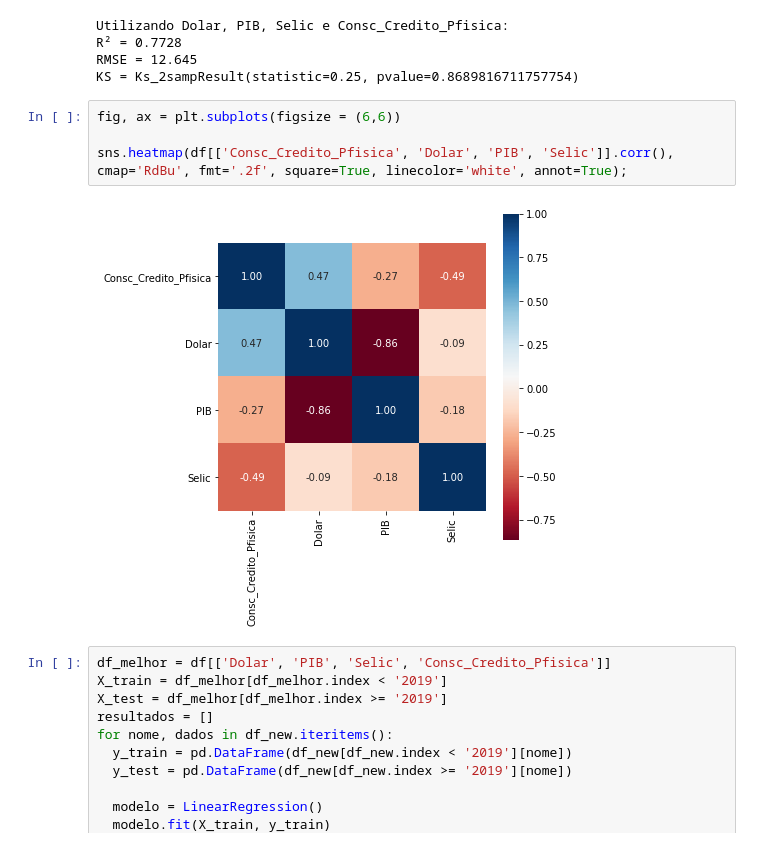
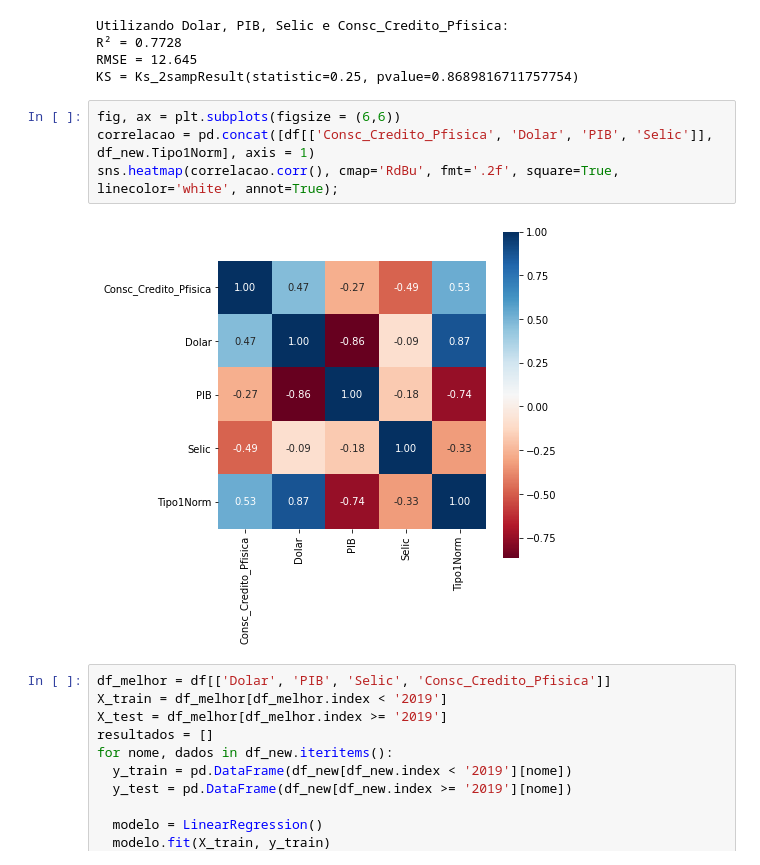
Before and after one commit to GabrielTrentino/TCC, a Jupyter notebook: TCC_parte03.ipynb, the cells around one changed output. Saved outputs shown, nothing was run; the diff lists cells and outputs as text.

```diff
--- a/TCC_parte03.ipynb
+++ b/TCC_parte03.ipynb
@@ -239,10 +246,10 @@ RMSE = 12.645
 KS = Ks_2sampResult(statistic=0.25, pvalue=0.8689816711757754)
 # %%
 fig, ax = plt.subplots(figsize = (6,6))
-
-sns.heatmap(df[['Consc_Credito_Pfisica', 'Dolar', 'PIB', 'Selic']].corr(), cmap='RdBu', fmt='.2f', square=True, linecolor='white', annot=True);
+correlacao = pd.concat([df[['Consc_Credito_Pfisica', 'Dolar', 'PIB', 'Selic']], df_new.Tipo1Norm], axis = 1)
+sns.heatmap(correlacao.corr(), cmap='RdBu', fmt='.2f', square=True, linecolor='white', annot=True);
 # %% [output]
-[figure, old version]
+[figure, new version]
 # %%
 df_melhor = df[['Dolar', 'PIB', 'Selic', 'Consc_Credito_Pfisica']]
 X_train = df_melhor[df_melhor.index < '2019']
```
Also changed, not shown: parts of 12 cells of this notebook.
